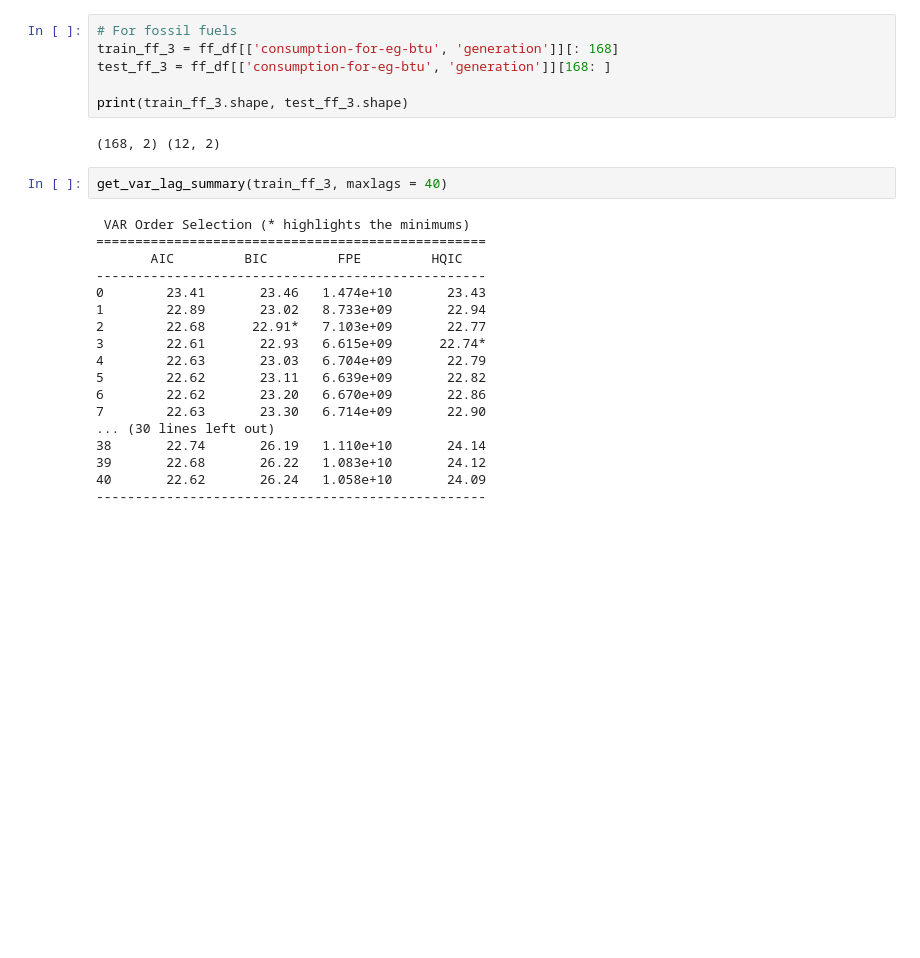
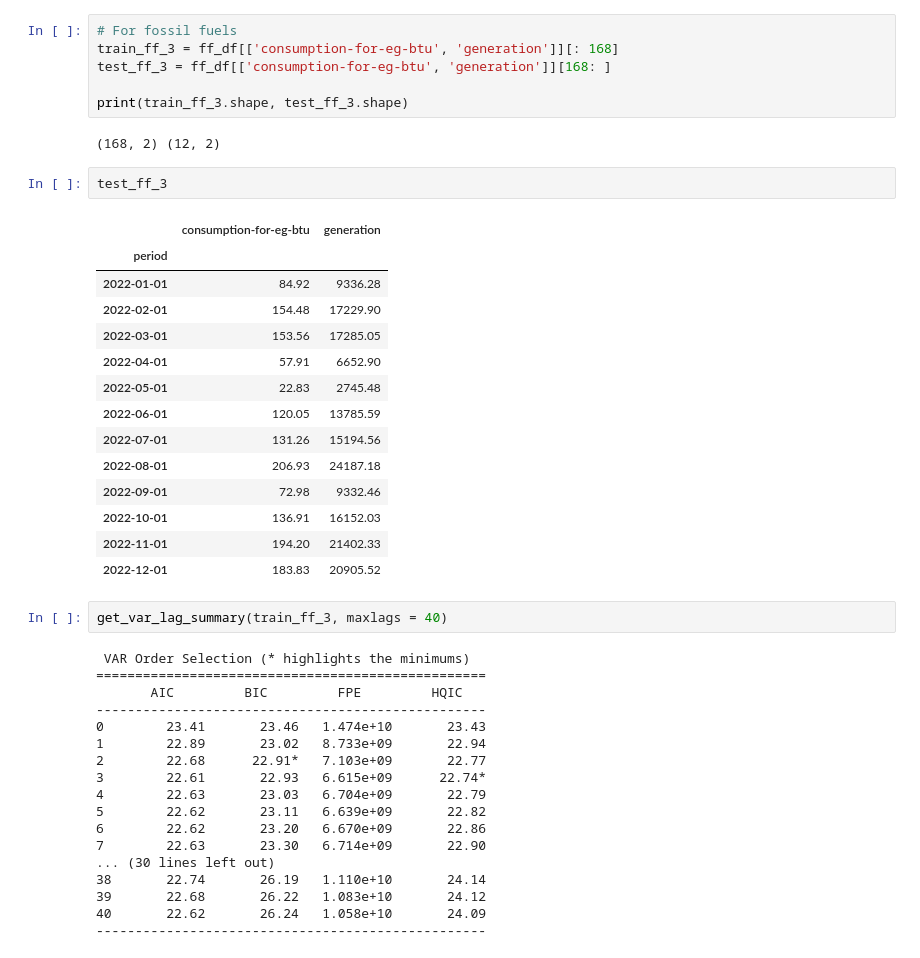
Before and after one commit to 123noob1/gwu-bootcamp-proj-4, a Jupyter notebook: jupyter/model.ipynb, the cells around one changed output. Cells and saved outputs as stored; diff of their text form; blank space fills up the shorter version.

```diff
--- a/jupyter/model.ipynb
+++ b/jupyter/model.ipynb
@@ -825,6 +846,23 @@ test_ff_3 = ff_df[['consumption-for-eg-btu', 'generation']][168: ]
 print(train_ff_3.shape, test_ff_3.shape)
 # %% [output]
 (168, 2) (12, 2)
+# %%
+test_ff_3
+# %% [output]
+|  | consumption-for-eg-btu | generation |
+| period |  |  |
+| 2022-01-01 | 84.92 | 9336.28 |
+| 2022-02-01 | 154.48 | 17229.90 |
+| 2022-03-01 | 153.56 | 17285.05 |
+| 2022-04-01 | 57.91 | 6652.90 |
+| 2022-05-01 | 22.83 | 2745.48 |
+| 2022-06-01 | 120.05 | 13785.59 |
+| 2022-07-01 | 131.26 | 15194.56 |
+| 2022-08-01 | 206.93 | 24187.18 |
+| 2022-09-01 | 72.98 | 9332.46 |
+| 2022-10-01 | 136.91 | 16152.03 |
+| 2022-11-01 | 194.20 | 21402.33 |
+| 2022-12-01 | 183.83 | 20905.52 |
 # %%
 get_var_lag_summary(train_ff_3, maxlags = 40)
 # %% [output]
```
Also changed, not shown: parts of 47 cells of this notebook.
